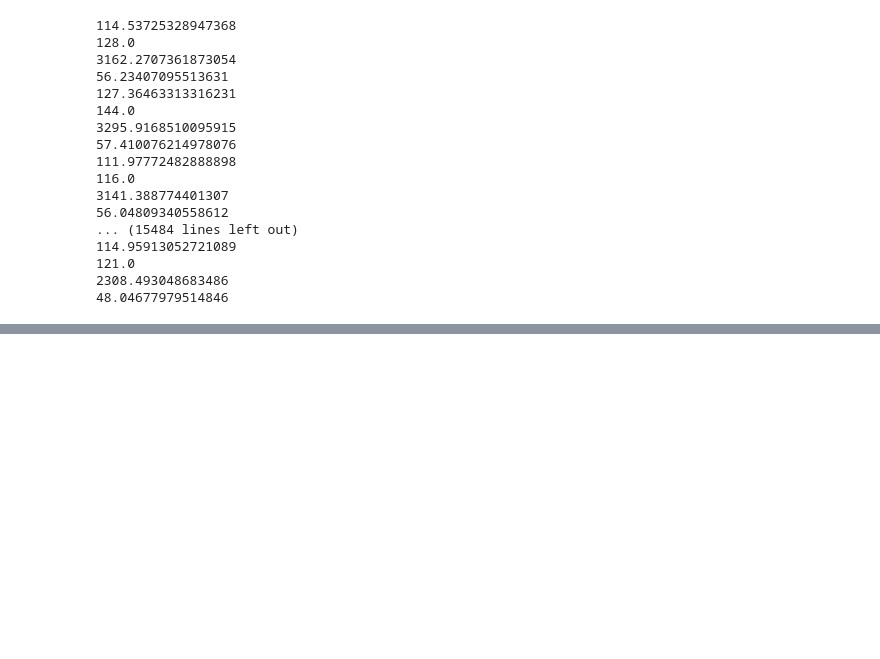
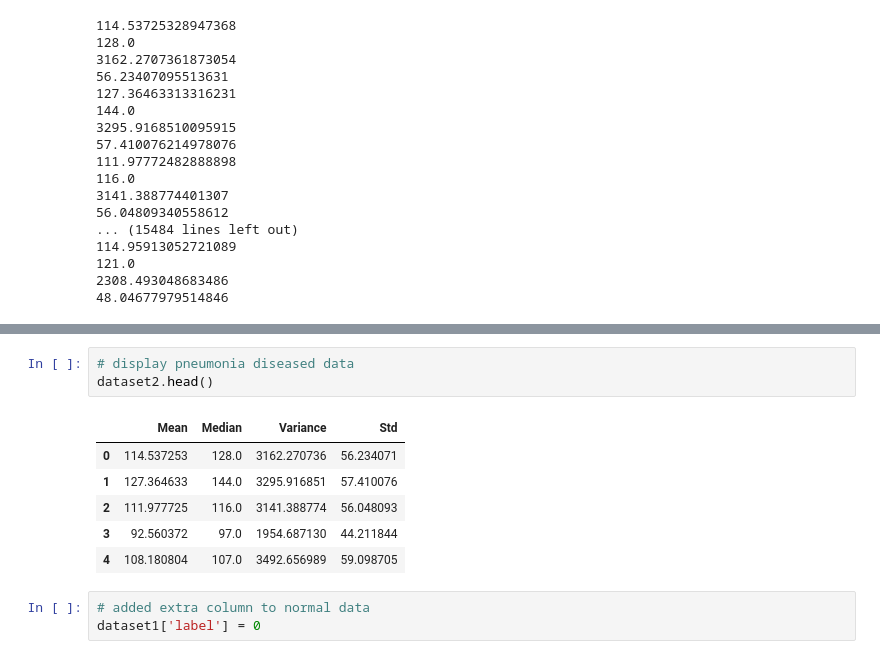
Before and after one commit to arfan64shah/Pneumonia_Detection, a Jupyter notebook: Pneumonia_Detection.ipynb, the cells around one changed output, grey strips where cells are left out. Cells and saved outputs as stored; diff of their text form; blank space fills up the shorter version.

```diff
--- a/Pneumonia_Detection.ipynb
+++ b/Pneumonia_Detection.ipynb
@@ -202,0 +217,13 @@ for y in range(len(pneumonia_list)):
+# %%
+# display pneumonia diseased data
+dataset2.head()
+# %% [output]
+|  | Mean | Median | Variance | Std |
+| 0 | 114.537253 | 128.0 | 3162.270736 | 56.234071 |
+| 1 | 127.364633 | 144.0 | 3295.916851 | 57.410076 |
+| 2 | 111.977725 | 116.0 | 3141.388774 | 56.048093 |
+| 3 | 92.560372 | 97.0 | 1954.687130 | 44.211844 |
+| 4 | 108.180804 | 107.0 | 3492.656989 | 59.098705 |
+# %%
+# added extra column to normal data
+dataset1['label'] = 0
```
Also changed, not shown: parts of 4 cells of this notebook.
